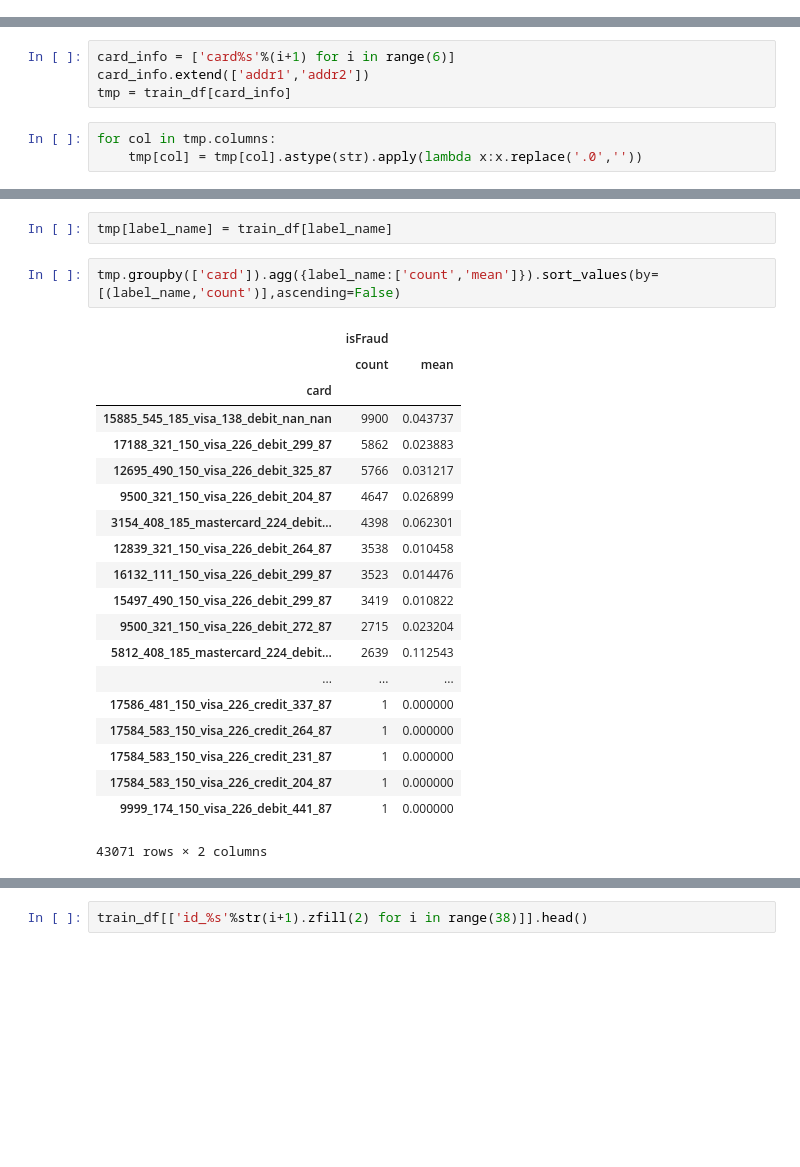
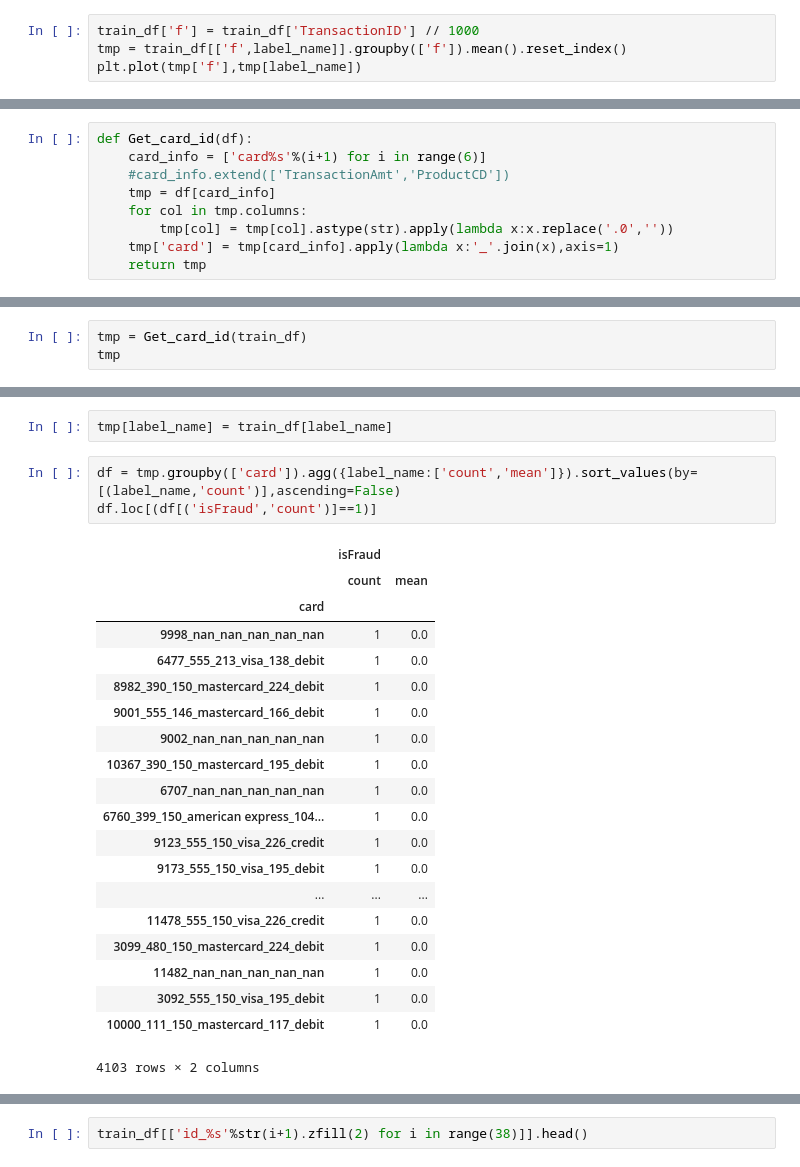
Before and after one commit to jxzly/Kaggle-IEEE-CIS-Fraud-Detection-2019, a Jupyter notebook: data_review.ipynb, the cells around one changed output, grey strips where cells are left out. Drawn from its saved outputs; the diff is of its cells as text; blank space fills up the shorter version.

```diff
--- a/data_review.ipynb
+++ b/data_review.ipynb
@@ -113,0 +241,4 @@ info_df
+# %%
+train_df['f'] = train_df['TransactionID'] // 1000
+tmp = train_df[['f',label_name]].groupby(['f']).mean().reset_index()
+plt.plot(tmp['f'],tmp[label_name])
@@ -117,10 +275,12 @@ info_df.to_csv('%s/data/info.csv'%root,index=False)
 train_df['id_03'].nunique()
 # %% [output]
 24
-# %%
-card_info = ['card%s'%(i+1) for i in range(6)]
-card_info.extend(['addr1','addr2'])
-tmp = train_df[card_info]
 # %%
-for col in tmp.columns:
-    tmp[col] = tmp[col].astype(str).apply(lambda x:x.replace('.0',''))
+def Get_card_id(df):
+    card_info = ['card%s'%(i+1) for i in range(6)]
+    #card_info.extend(['TransactionAmt','ProductCD'])
+    tmp = df[card_info]
+    for col in tmp.columns:
+        tmp[col] = tmp[col].astype(str).apply(lambda x:x.replace('.0',''))
+    tmp['card'] = tmp[card_info].apply(lambda x:'_'.join(x),axis=1)
+    return tmp
@@ -148,0 +289,3 @@ tmp
+# %%
+tmp = Get_card_id(train_df)
+tmp
@@ -153,25 +315,26 @@ tmp['card'].nunique()
 # %%
 tmp[label_name] = train_df[label_name]
 # %%
-tmp.groupby(['card']).agg({label_name:['count','mean']}).sort_values(by=[(label_name,'count')],ascending=False)
+df = tmp.groupby(['card']).agg({label_name:['count','mean']}).sort_values(by=[(label_name,'count')],ascending=False)
+df.loc[(df[('isFraud','count')]==1)]
 # %% [output]
 |  | isFraud |  |
 |  | count | mean |
 | card |  |  |
-| 15885_545_185_visa_138_debit_nan_nan | 9900 | 0.043737 |
-| 17188_321_150_visa_226_debit_299_87 | 5862 | 0.023883 |
-| 12695_490_150_visa_226_debit_325_87 | 5766 | 0.031217 |
-| 9500_321_150_visa_226_debit_204_87 | 4647 | 0.026899 |
-| 3154_408_185_mastercard_224_debit... | 4398 | 0.062301 |
-| 12839_321_150_visa_226_debit_264_87 | 3538 | 0.010458 |
-| 16132_111_150_visa_226_debit_299_87 | 3523 | 0.014476 |
-| 15497_490_150_visa_226_debit_299_87 | 3419 | 0.010822 |
-| 9500_321_150_visa_226_debit_272_87 | 2715 | 0.023204 |
-| 5812_408_185_mastercard_224_debit... | 2639 | 0.112543 |
+| 9998_nan_nan_nan_nan_nan | 1 | 0.0 |
+| 6477_555_213_visa_138_debit | 1 | 0.0 |
+| 8982_390_150_mastercard_224_debit | 1 | 0.0 |
+| 9001_555_146_mastercard_166_debit | 1 | 0.0 |
+| 9002_nan_nan_nan_nan_nan | 1 | 0.0 |
+| 10367_390_150_mastercard_195_debit | 1 | 0.0 |
+| 6707_nan_nan_nan_nan_nan | 1 | 0.0 |
+| 6760_399_150_american express_104... | 1 | 0.0 |
+| 9123_555_150_visa_226_credit | 1 | 0.0 |
+| 9173_555_150_visa_195_debit | 1 | 0.0 |
 | ... | ... | ... |
-| 17586_481_150_visa_226_credit_337_87 | 1 | 0.000000 |
-| 17584_583_150_visa_226_credit_264_87 | 1 | 0.000000 |
-| 17584_583_150_visa_226_credit_231_87 | 1 | 0.000000 |
-| 17584_583_150_visa_226_credit_204_87 | 1 | 0.000000 |
-| 9999_174_150_visa_226_debit_441_87 | 1 | 0.000000 |
+| 11478_555_150_visa_226_credit | 1 | 0.0 |
+| 3099_480_150_mastercard_224_debit | 1 | 0.0 |
+| 11482_nan_nan_nan_nan_nan | 1 | 0.0 |
+| 3092_555_150_visa_195_debit | 1 | 0.0 |
+| 10000_111_150_mastercard_117_debit | 1 | 0.0 |
-43071 rows × 2 columns
+4103 rows × 2 columns
```
Also changed, not shown: parts of 24 cells of this notebook, 3 other files.
